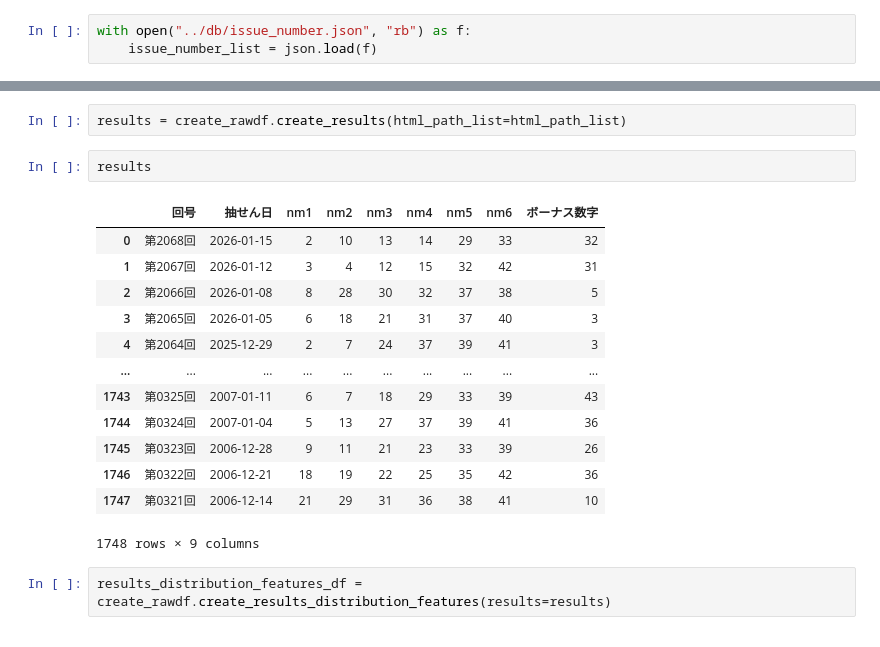
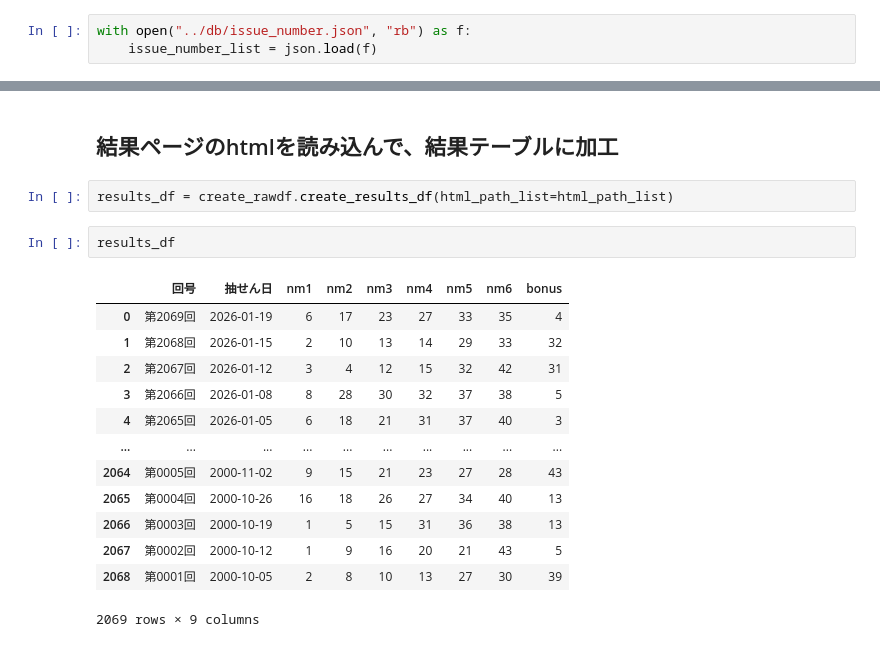
Before and after one commit to kimu0705/TAKARAKUJI, a Jupyter notebook: src/main.ipynb, the cells around one changed output, grey strips where cells are left out. Saved outputs shown, nothing was run; the diff lists cells and outputs as text.

```diff
--- a/src/main.ipynb
+++ b/src/main.ipynb
@@ -82,20 +106,20 @@ html_path_list
+# %% [markdown]
+## 結果ページのhtmlを読み込んで、結果テーブルに加工
 # %%
-results = create_rawdf.create_results(html_path_list=html_path_list)
+results_df = create_rawdf.create_results_df(html_path_list=html_path_list)
-# %%
-results
-# %% [output]
-|  | 回号 | 抽せん日 | nm1 | nm2 | nm3 | nm4 | nm5 | nm6 | ボーナス数字 |
-| 0 | 第2068回 | 2026-01-15 | 2 | 10 | 13 | 14 | 29 | 33 | 32 |
-| 1 | 第2067回 | 2026-01-12 | 3 | 4 | 12 | 15 | 32 | 42 | 31 |
-| 2 | 第2066回 | 2026-01-08 | 8 | 28 | 30 | 32 | 37 | 38 | 5 |
-| 3 | 第2065回 | 2026-01-05 | 6 | 18 | 21 | 31 | 37 | 40 | 3 |
-| 4 | 第2064回 | 2025-12-29 | 2 | 7 | 24 | 37 | 39 | 41 | 3 |
-| ... | ... | ... | ... | ... | ... | ... | ... | ... | ... |
-| 1743 | 第0325回 | 2007-01-11 | 6 | 7 | 18 | 29 | 33 | 39 | 43 |
-| 1744 | 第0324回 | 2007-01-04 | 5 | 13 | 27 | 37 | 39 | 41 | 36 |
-| 1745 | 第0323回 | 2006-12-28 | 9 | 11 | 21 | 23 | 33 | 39 | 26 |
-| 1746 | 第0322回 | 2006-12-21 | 18 | 19 | 22 | 25 | 35 | 42 | 36 |
-| 1747 | 第0321回 | 2006-12-14 | 21 | 29 | 31 | 36 | 38 | 41 | 10 |
-1748 rows × 9 columns
-# %%
-results_distribution_features_df = create_rawdf.create_results_distribution_features(results=results)
+# %%
+results_df
+# %% [output]
+|  | 回号 | 抽せん日 | nm1 | nm2 | nm3 | nm4 | nm5 | nm6 | bonus |
+| 0 | 第2069回 | 2026-01-19 | 6 | 17 | 23 | 27 | 33 | 35 | 4 |
+| 1 | 第2068回 | 2026-01-15 | 2 | 10 | 13 | 14 | 29 | 33 | 32 |
+| 2 | 第2067回 | 2026-01-12 | 3 | 4 | 12 | 15 | 32 | 42 | 31 |
+| 3 | 第2066回 | 2026-01-08 | 8 | 28 | 30 | 32 | 37 | 38 | 5 |
+| 4 | 第2065回 | 2026-01-05 | 6 | 18 | 21 | 31 | 37 | 40 | 3 |
+| ... | ... | ... | ... | ... | ... | ... | ... | ... | ... |
+| 2064 | 第0005回 | 2000-11-02 | 9 | 15 | 21 | 23 | 27 | 28 | 43 |
+| 2065 | 第0004回 | 2000-10-26 | 16 | 18 | 26 | 27 | 34 | 40 | 13 |
+| 2066 | 第0003回 | 2000-10-19 | 1 | 5 | 15 | 31 | 36 | 38 | 13 |
+| 2067 | 第0002回 | 2000-10-12 | 1 | 9 | 16 | 20 | 21 | 43 | 5 |
+| 2068 | 第0001回 | 2000-10-05 | 2 | 8 | 10 | 13 | 27 | 30 | 39 |
+2069 rows × 9 columns
```
Also changed, not shown: parts of 15 cells of this notebook, 25 other files.
